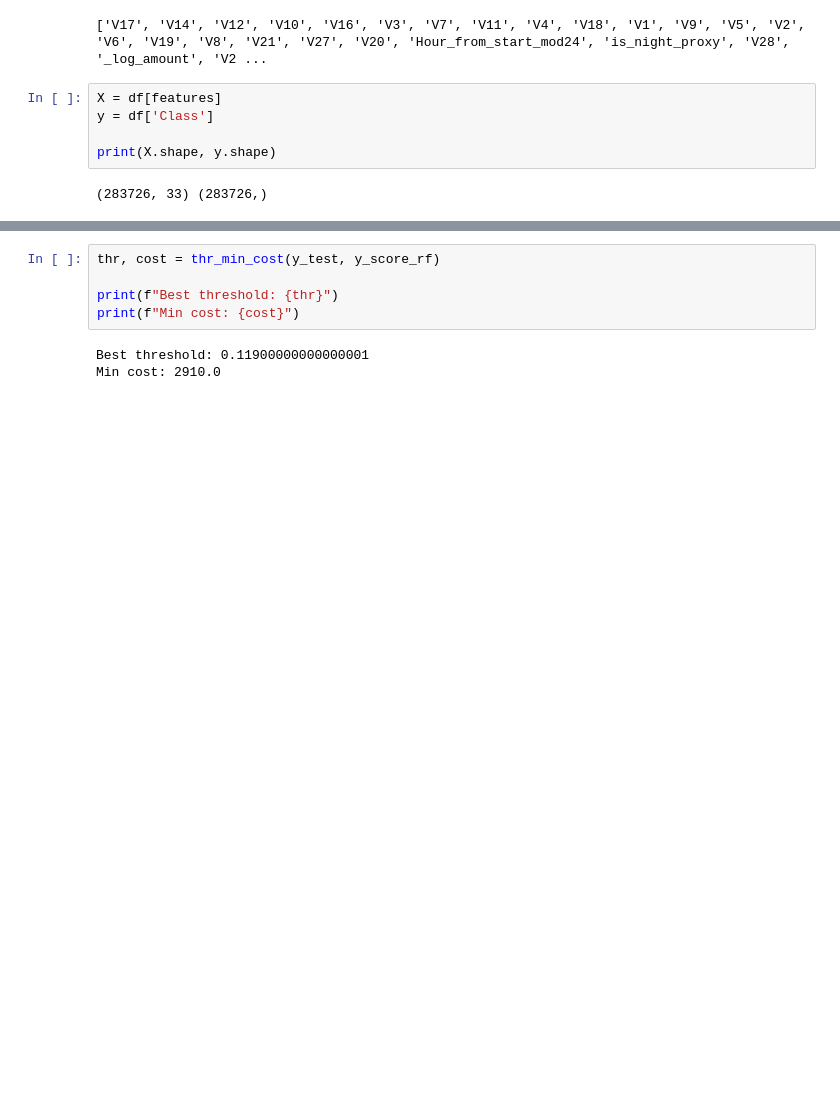
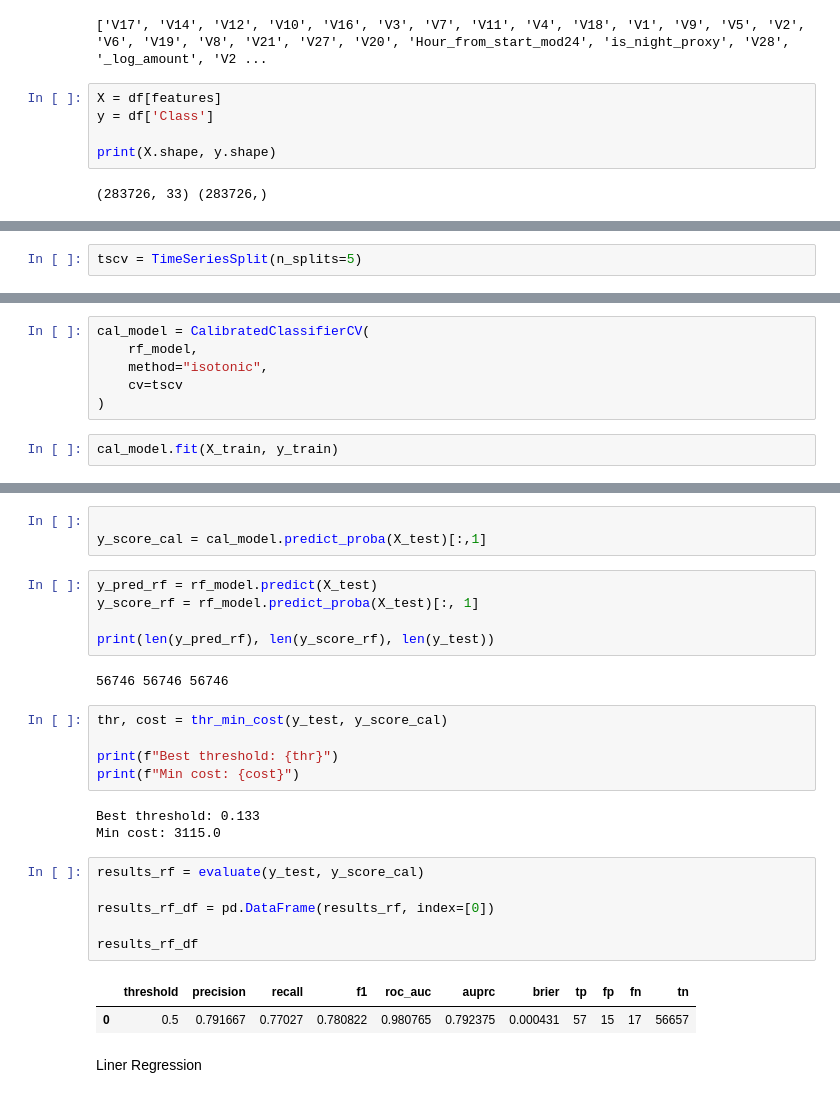
Before and after one commit to NhatHuy61205/Credit-Card-Fraud-Detection-Classification---Imbalanced-, a Jupyter notebook: notebooks/models/RandomForest/RF.ipynb, the cells around one changed output, grey strips where cells are left out. Cells and saved outputs as stored; diff of their text form; blank space fills up the shorter version.

```diff
--- a/notebooks/models/RandomForest/RF.ipynb
+++ b/notebooks/models/RandomForest/RF.ipynb
@@ -98,3 +80,5 @@ rf_model = RandomForestClassifier(
+# %%
+tscv = TimeSeriesSplit(n_splits=5)
 # %%
 rf_model.fit(X_train, y_train)
 # %% [output]
@@ -103,0 +88,8 @@ RandomForestClassifier(class_weight='balanced', max_depth=10,
+# %%
+cal_model = CalibratedClassifierCV(
+    rf_model,
+    method="isotonic",
+    cv=tscv
+)
+# %%
+cal_model.fit(X_train, y_train)
@@ -104,8 +106,29 @@ RandomForestClassifier(class_weight='balanced', max_depth=10,
+# %%
+
+y_score_cal = cal_model.predict_proba(X_test)[:,1]
+# %%
+y_pred_rf = rf_model.predict(X_test)
+y_score_rf = rf_model.predict_proba(X_test)[:, 1]
+
+print(len(y_pred_rf), len(y_score_rf), len(y_test))
+# %% [output]
+56746 56746 56746
 # %%
-thr, cost = thr_min_cost(y_test, y_score_rf)
+thr, cost = thr_min_cost(y_test, y_score_cal)
 
 print(f"Best threshold: {thr}")
 print(f"Min cost: {cost}")
 # %% [output]
-Best threshold: 0.11900000000000001
-Min cost: 2910.0
+Best threshold: 0.133
+Min cost: 3115.0
+# %%
+results_rf = evaluate(y_test, y_score_cal)
+
+results_rf_df = pd.DataFrame(results_rf, index=[0])
+
+results_rf_df
+# %% [output]
+|  | threshold | precision | recall | f1 | roc_auc | auprc | brier | tp | fp | fn | tn |
+| 0 | 0.5 | 0.791667 | 0.77027 | 0.780822 | 0.980765 | 0.792375 | 0.000431 | 57 | 15 | 17 | 56657 |
+# %% [markdown]
+Liner Regression
```
Also changed, not shown: parts of 7 cells of this notebook, 1 other file.
